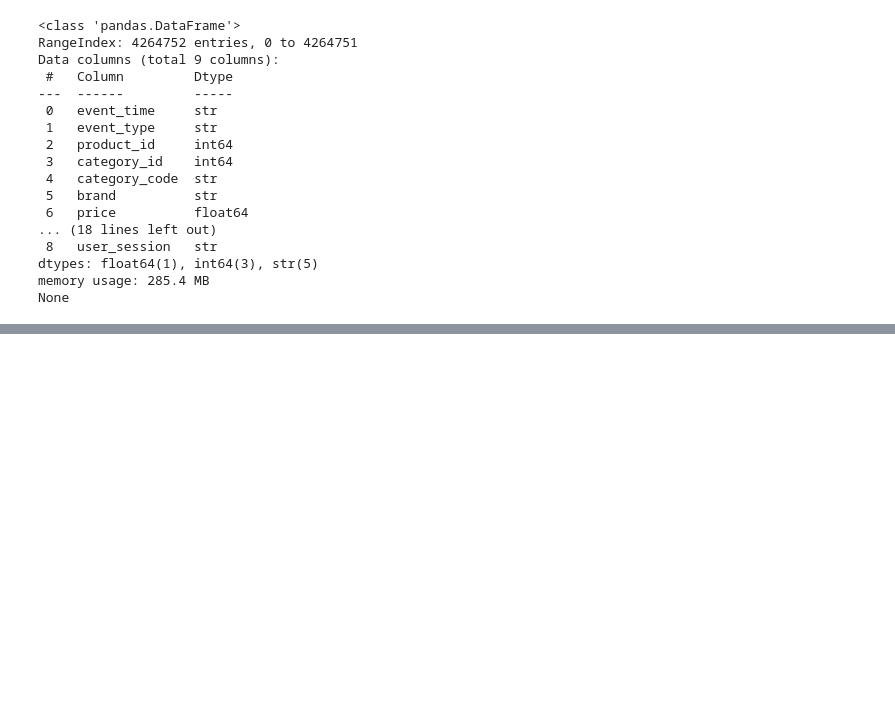
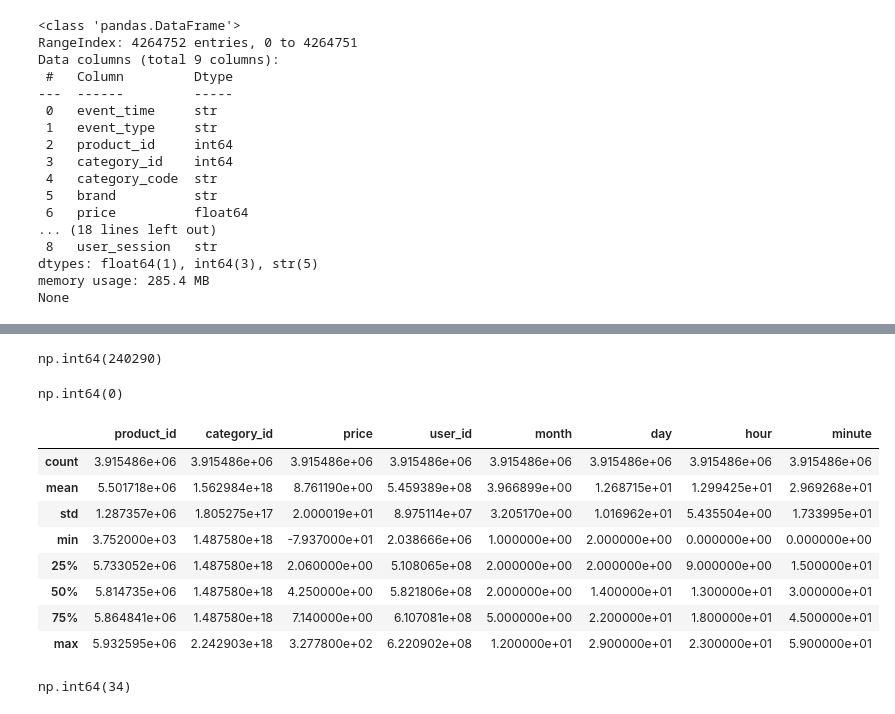
Before and after one commit to harshal-jam/Cart-Abandonment-Analysis, a Jupyter notebook: python_cleaning/cleaning.ipynb, the cells around one changed output, grey strips where cells are left out. Saved outputs shown, nothing was run; the diff lists cells and outputs as text; code cells hidden in the pictures; blank space fills up the shorter version.

```diff
--- a/python_cleaning/cleaning.ipynb
+++ b/python_cleaning/cleaning.ipynb
@@ -1393,0 +1661,28 @@ dtype: int64
+# %%
+df4.drop("category_code",axis=1,inplace=True)
+# %%
+df4["brand"] = df4["brand"].fillna("unknown")
+# %%
+df4.duplicated().sum()
+# %% [output]
+np.int64(240290)
+# %%
+df4.drop_duplicates(inplace=True)
+# %%
+df4.duplicated().sum()
+# %% [output]
+np.int64(0)
+# %%
+df4.dropna(subset=["user_session"],inplace=True)
+# %%
+df4.describe()
+# %% [output]
+|  | product_id | category_id | price | user_id | month | day | hour | minute |
+| count | 3.915486e+06 | 3.915486e+06 | 3.915486e+06 | 3.915486e+06 | 3.915486e+06 | 3.915486e+06 | 3.915486e+06 | 3.915486e+06 |
+| mean | 5.501718e+06 | 1.562984e+18 | 8.761190e+00 | 5.459389e+08 | 3.966899e+00 | 1.268715e+01 | 1.299425e+01 | 2.969268e+01 |
+| std | 1.287357e+06 | 1.805275e+17 | 2.000019e+01 | 8.975114e+07 | 3.205170e+00 | 1.016962e+01 | 5.435504e+00 | 1.733995e+01 |
+| min | 3.752000e+03 | 1.487580e+18 | -7.937000e+01 | 2.038666e+06 | 1.000000e+00 | 2.000000e+00 | 0.000000e+00 | 0.000000e+00 |
+| 25% | 5.733052e+06 | 1.487580e+18 | 2.060000e+00 | 5.108065e+08 | 2.000000e+00 | 2.000000e+00 | 9.000000e+00 | 1.500000e+01 |
+| 50% | 5.814735e+06 | 1.487580e+18 | 4.250000e+00 | 5.821806e+08 | 2.000000e+00 | 1.400000e+01 | 1.300000e+01 | 3.000000e+01 |
+| 75% | 5.864841e+06 | 1.487580e+18 | 7.140000e+00 | 6.107081e+08 | 5.000000e+00 | 2.200000e+01 | 1.800000e+01 | 4.500000e+01 |
+| max | 5.932595e+06 | 2.242903e+18 | 3.277800e+02 | 6.220902e+08 | 1.200000e+01 | 2.900000e+01 | 2.300000e+01 | 5.900000e+01 |
@@ -1393,0 +1691,4 @@ dtype: int64
+# %%
+(df4["price"]<0).sum()
+# %% [output]
+np.int64(34)
```
Also changed, not shown: parts of 37 cells of this notebook.
